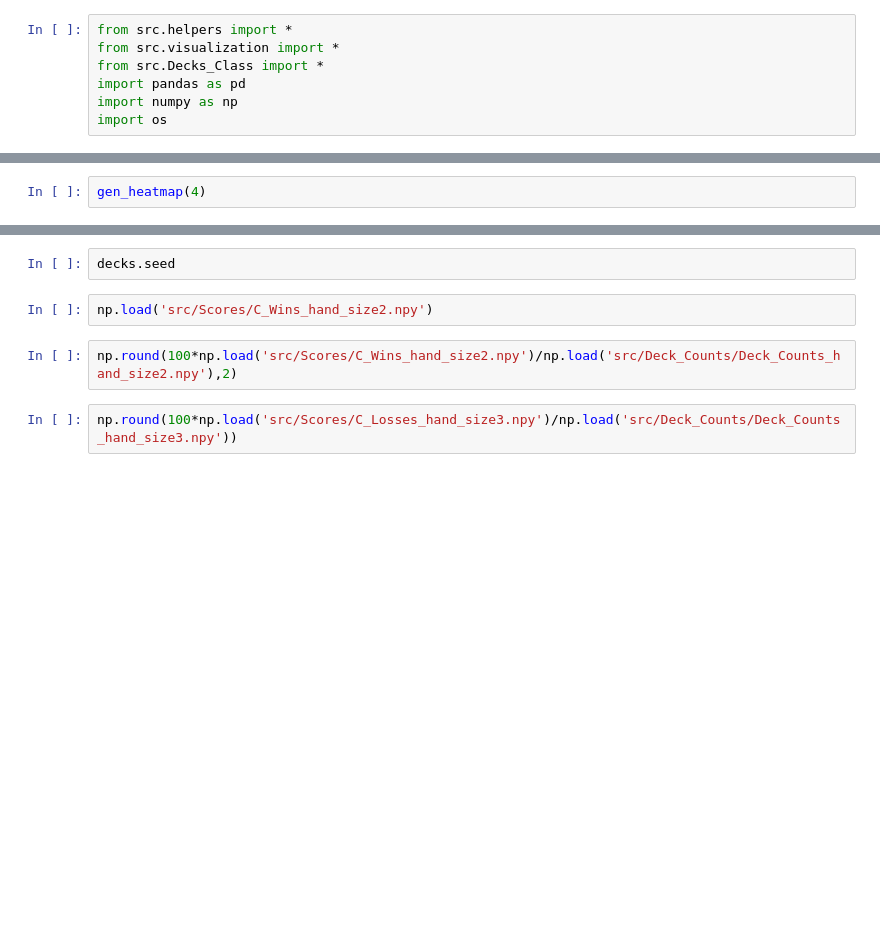
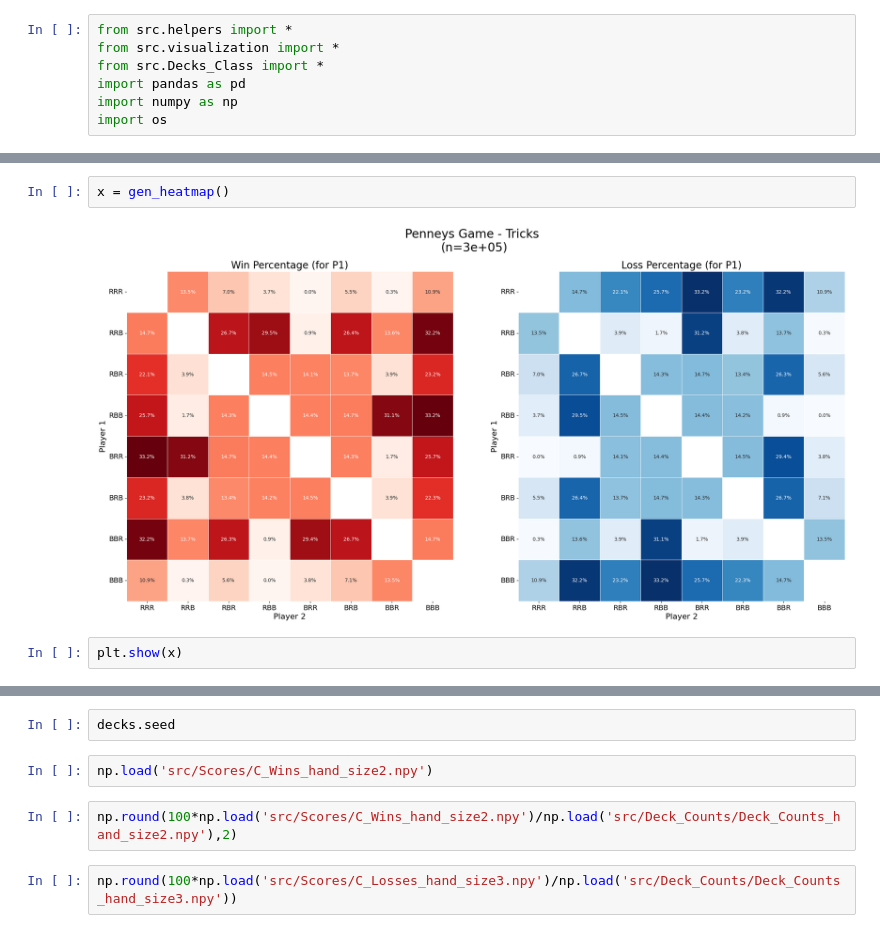
Before and after one commit to Nico-Rapallo/ProjectPenney, a Jupyter notebook: testing.ipynb, the cells around one changed output, grey strips where cells are left out. Drawn from its saved outputs; the diff is of its cells as text; blank space fills up the shorter version.

```diff
--- a/testing.ipynb
+++ b/testing.ipynb
@@ -96,2 +11,6 @@ def create_graphs(win:pd.DataFrame, loss:pd.DataFrame, total:int, name:str, hand
-# %%
-gen_heatmap(4)
+# %%
+x = gen_heatmap()
+# %% [output]
+[figure, added]
+# %%
+plt.show(x)
```
Also changed, not shown: parts of 10 cells of this notebook, 10 other files.
